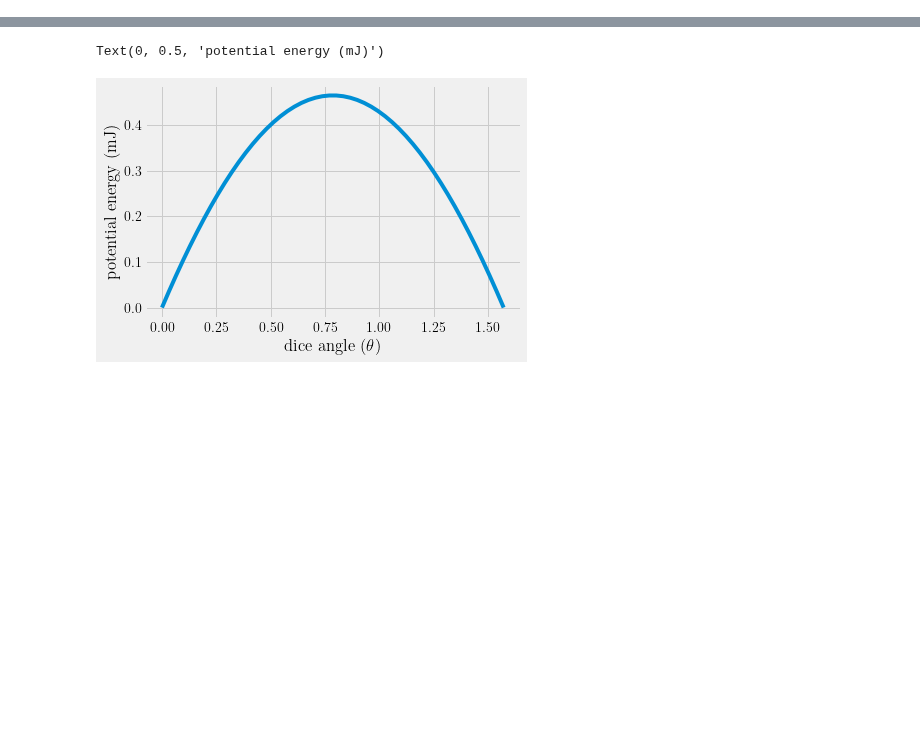
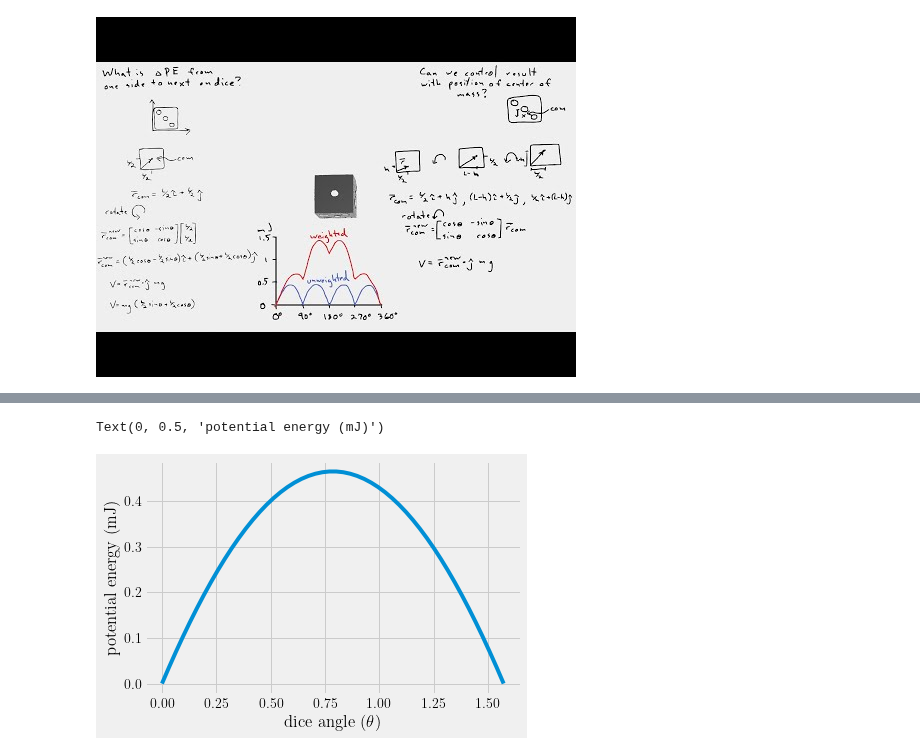
Before and after one commit to cooperrc/engineering-dynamics, a Jupyter notebook: module_04/dice.ipynb, the cells around one changed output, grey strips where cells are left out. Cells and saved outputs as stored; diff of their text form; code cells hidden in the pictures; blank space fills up the shorter version.

```diff
--- a/module_04/dice.ipynb
+++ b/module_04/dice.ipynb
@@ -10 +16,6 @@ plt.rc('font', family='sans')
+# %%
+from IPython.display import YouTubeVideo
+YouTubeVideo('EirwoZ0kIMU')
+# %% [output]
+[figure, added]
 # %% [markdown]
```
Also changed, not shown: parts of 2 cells of this notebook, 3 other files.
